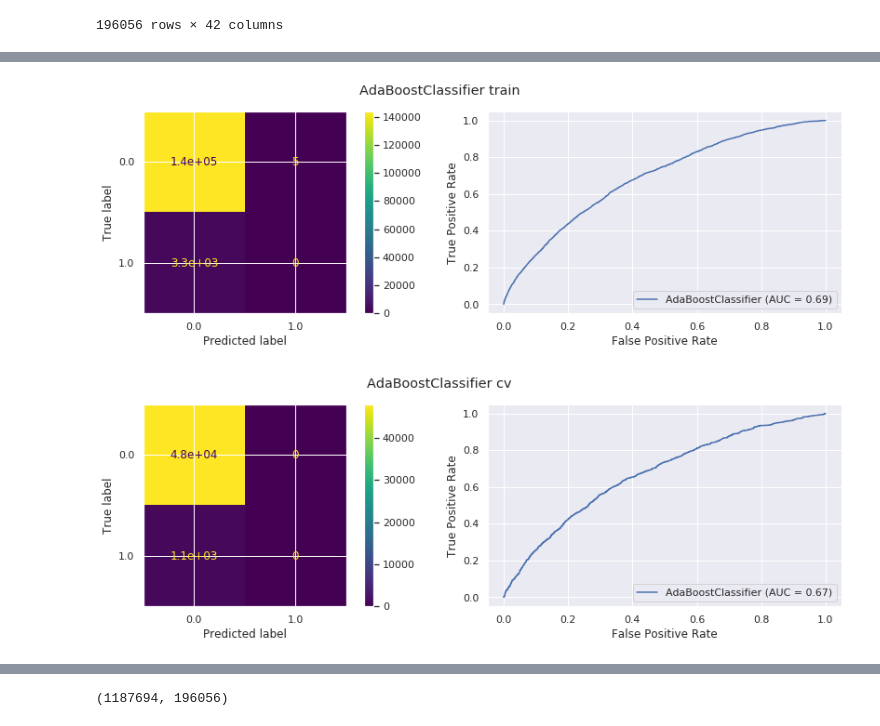
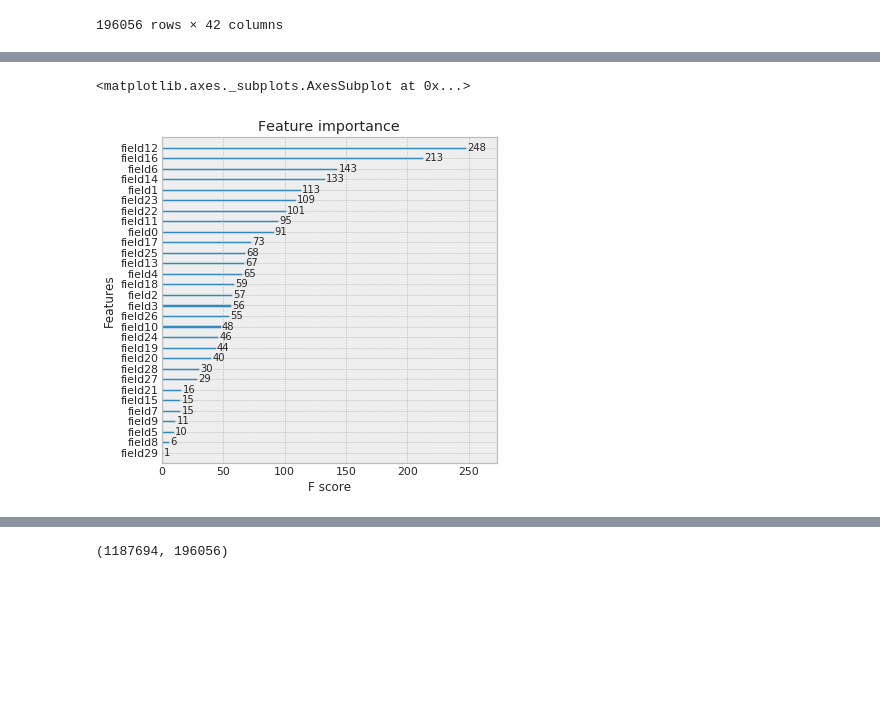
Before and after one commit to andygoosh/OneTwoTrip-Contest, a Jupyter notebook: workinprogress.ipynb, the cells around one changed output, grey strips where cells are left out. Saved outputs shown, nothing was run; the diff lists cells and outputs as text; code cells hidden in the pictures; blank space fills up the shorter version.

```diff
--- a/workinprogress.ipynb
+++ b/workinprogress.ipynb
@@ -438,14 +454,26 @@ model = estimate(X, y, xgb);
+# %%
+xgb.plot_importance(model)
+#xgb.plot_tree(model, num_trees=10)
+# %% [output]
+<matplotlib.axes._subplots.AxesSubplot at 0x...>
+[figure, added]
 # %%
 X, y = prepare_data( df_train)
 
-from sklearn.utils.testing import all_estimators
+from sklearn.utils import all_estimators
+
+def_params = {
+    'random_state': RS,
+    'n_jobs': -1
+}
 
 estimators = all_estimators(type_filter='classifier')
 for name, class_ in estimators:
-    model = estimate(X, y, class_());
+  print(class_)
+  #try:
+  #  model = estimate(X, y, class_());
+  #except:
+  #  pass
-# %% [output]
-[figure, removed]
-[figure, removed]
 # %%
 from mlxtend.feature_selection import SequentialFeatureSelector as SFS
 
```
Also changed, not shown: parts of 19 cells of this notebook.
